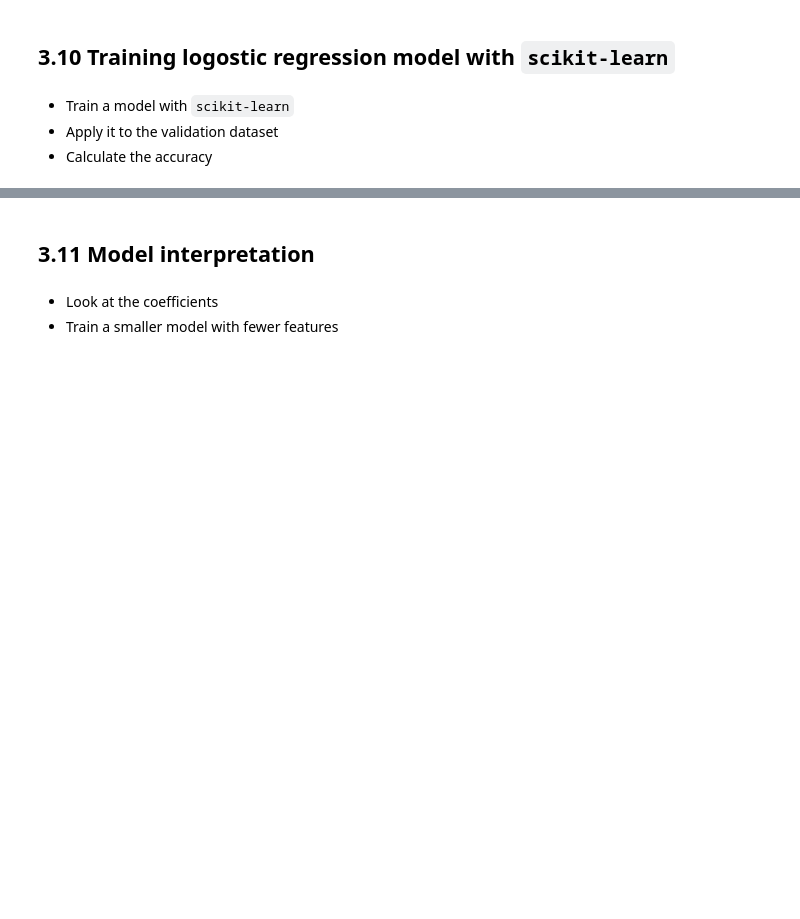
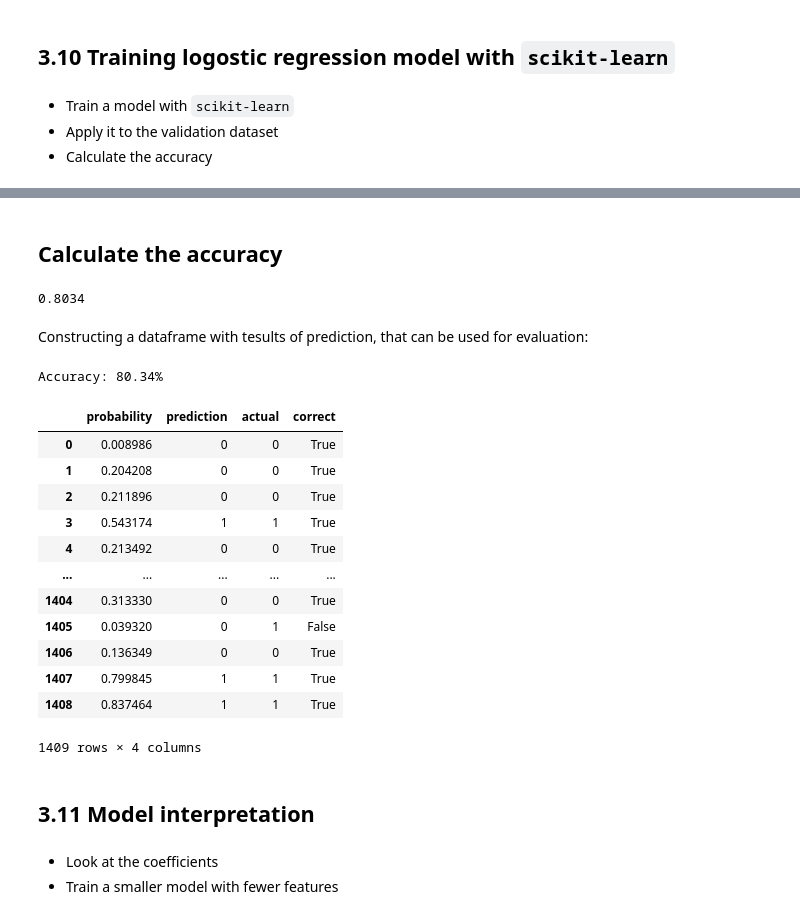
Before and after one commit to joweyel/ml-zoomcamp-material, a Jupyter notebook: 03-classification/notebooks/section3-notebook.ipynb, the cells around one changed output, grey strips where cells are left out. Drawn from its saved outputs; the diff is of its cells as text; code cells hidden in the pictures; blank space fills up the shorter version.

```diff
--- a/03-classification/notebooks/section3-notebook.ipynb
+++ b/03-classification/notebooks/section3-notebook.ipynb
@@ -621,0 +829,3 @@ dtype: float64
+# %%
+model = LogisticRegression()
+model.fit(X_train, y_train) # uses prev. transformed train-data
@@ -621,0 +860,9 @@ dtype: float64
+# %%
+# SOFT Predictions: the probability the is used for predicting a label
+# Returns matrix with 2 columns:
+# - 1st column: prob. of being negative
+# - 2nd column: prob. of being positive (interesting for us)
+
+y_pred = model.predict_proba(X_val)[:, 1]
+# %%
+churn_decision = (y_pred >= 0.5)
@@ -622,3 +886,37 @@ dtype: float64
+# %% [markdown]
+## Calculate the accuracy
+# %%
+(y_val == churn_decision.astype(int)).mean().round(4)
+# %% [output]
+0.8034
+# %% [markdown]
+Constructing a dataframe with tesults of prediction, that can be used for evaluation:
+# %%
+df_pred = pd.DataFrame()
+df_pred["probability"] = y_pred
+df_pred["prediction"] = churn_decision.astype(int)
+df_pred["actual"] = y_val
+df_pred["correct"] = df_pred["prediction"] == df_pred["actual"]
+
+print(f"Accuracy: {df_pred['correct'].mean()*100.0:.2f}%")
+# %% [output]
+Accuracy: 80.34%
+# %%
+df_pred
+# %% [output]
+|  | probability | prediction | actual | correct |
+| 0 | 0.008986 | 0 | 0 | True |
+| 1 | 0.204208 | 0 | 0 | True |
+| 2 | 0.211896 | 0 | 0 | True |
+| 3 | 0.543174 | 1 | 1 | True |
+| 4 | 0.213492 | 0 | 0 | True |
+| ... | ... | ... | ... | ... |
+| 1404 | 0.313330 | 0 | 0 | True |
+| 1405 | 0.039320 | 0 | 1 | False |
+| 1406 | 0.136349 | 0 | 0 | True |
+| 1407 | 0.799845 | 1 | 1 | True |
+| 1408 | 0.837464 | 1 | 1 | True |
+1409 rows × 4 columns
 # %% [markdown]
 ## 3.11 Model interpretation
 # %% [markdown]
```
Also changed, not shown: parts of 45 cells of this notebook, 1 other file.
